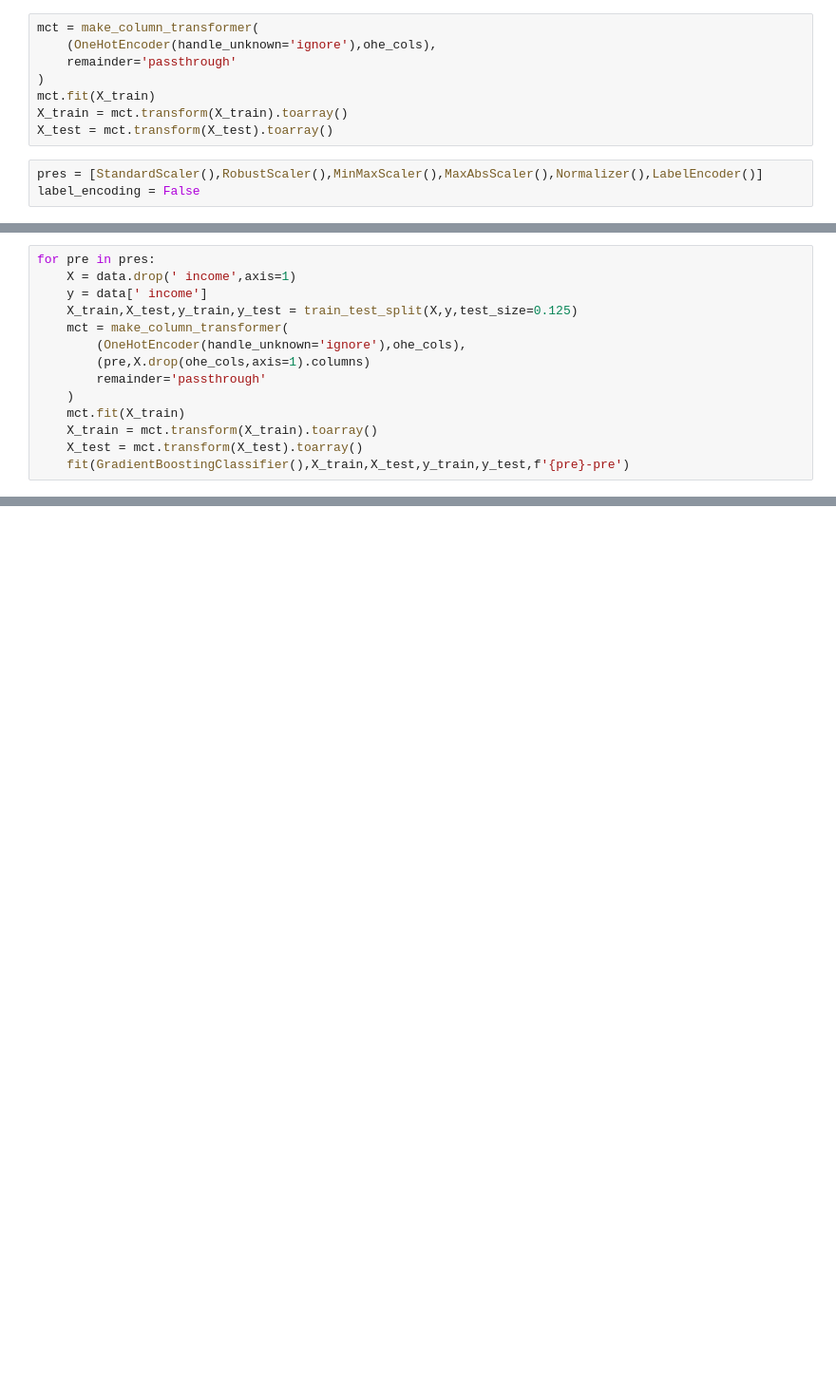
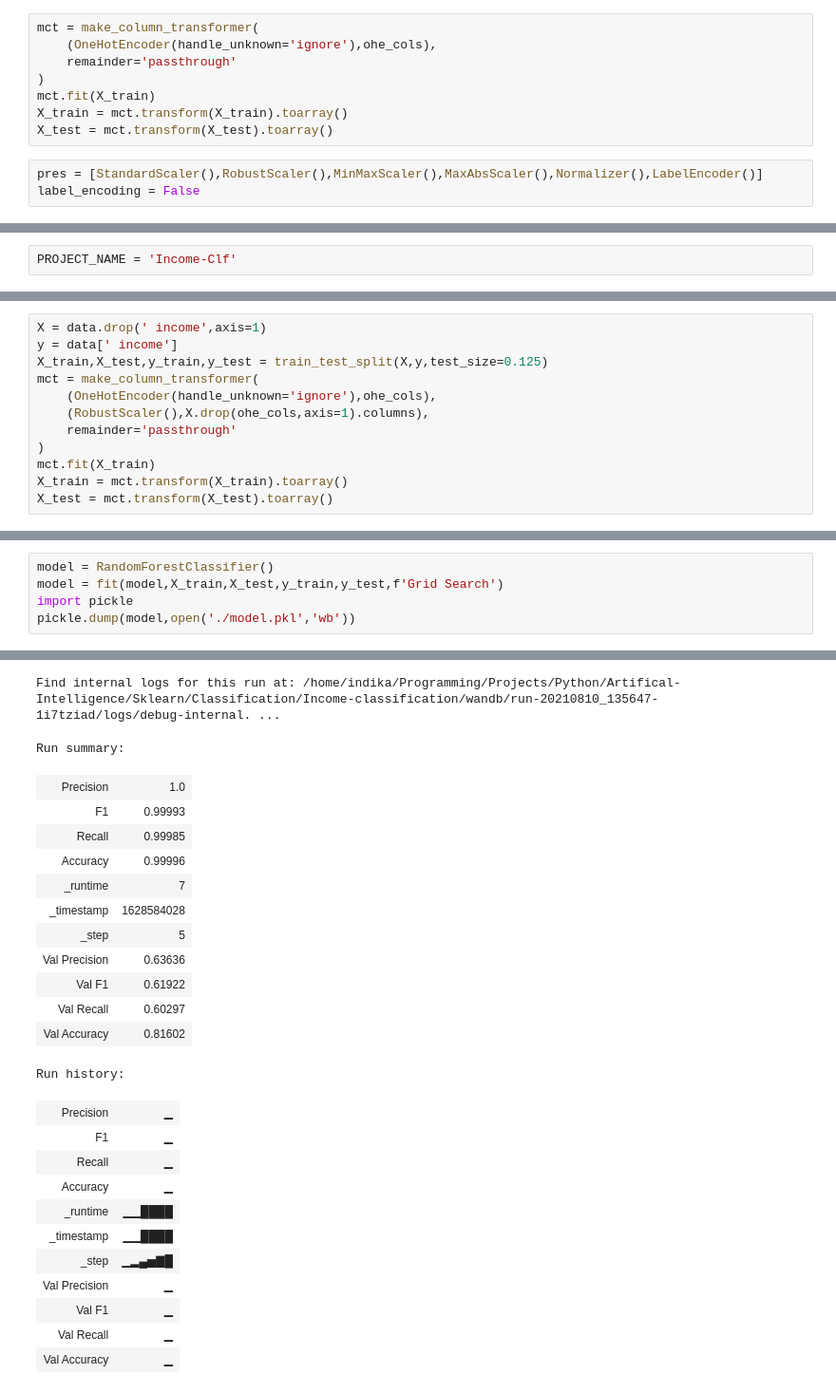
Before and after one commit to Programmer-RD-AI-Archive/Income-classification, a Jupyter notebook: 00.ipynb, the cells around one changed output, grey strips where cells are left out. Shown: that part at 95% size. Drawn from its saved outputs; the diff is of its cells as text; blank space fills up the shorter version.

```diff
--- a/00.ipynb
+++ b/00.ipynb
@@ -100 +102,3 @@ from sklearn.metrics import precision_score,f1_score,recall_score,accuracy_score
+# %%
+PROJECT_NAME = 'Income-Clf'
 # %%
@@ -133,14 +163,12 @@ NameError: name 'fit' is not defined
 # %%
-for pre in pres:
-    X = data.drop(' income',axis=1)
-    y = data[' income']
-    X_train,X_test,y_train,y_test = train_test_split(X,y,test_size=0.125)
-    mct = make_column_transformer(
-        (OneHotEncoder(handle_unknown='ignore'),ohe_cols),
-        (pre,X.drop(ohe_cols,axis=1).columns)
-        remainder='passthrough'
-    )
-    mct.fit(X_train)
-    X_train = mct.transform(X_train).toarray()
-    X_test = mct.transform(X_test).toarray()
-    fit(GradientBoostingClassifier(),X_train,X_test,y_train,y_test,f'{pre}-pre')
+X = data.drop(' income',axis=1)
+y = data[' income']
+X_train,X_test,y_train,y_test = train_test_split(X,y,test_size=0.125)
+mct = make_column_transformer(
+    (OneHotEncoder(handle_unknown='ignore'),ohe_cols),
+    (RobustScaler(),X.drop(ohe_cols,axis=1).columns),
+    remainder='passthrough'
+)
+mct.fit(X_train)
+X_train = mct.transform(X_train).toarray()
+X_test = mct.transform(X_test).toarray()
@@ -146,0 +198,6 @@ for pre in pres:
+# %%
+model = RandomForestClassifier()
+model = fit(model,X_train,X_test,y_train,y_test,f'Grid Search')
+import pickle
+pickle.dump(model,open('./model.pkl','wb'))
+# %% [output]
@@ -146,0 +208,25 @@ for pre in pres:
+Find internal logs for this run at: /home/indika/Programming/Projects/Python/Artifical-Intelligence/Sklearn/Classification/Income-classification/wandb/run-20210810_135647-1i7tziad/logs/debug-internal. ...
+Run summary:
+| Precision | 1.0 |
+| F1 | 0.99993 |
+| Recall | 0.99985 |
+| Accuracy | 0.99996 |
+| _runtime | 7 |
+| _timestamp | 1628584028 |
+| _step | 5 |
+| Val Precision | 0.63636 |
+| Val F1 | 0.61922 |
+| Val Recall | 0.60297 |
+| Val Accuracy | 0.81602 |
+Run history:
+| Precision | ▁ |
+| F1 | ▁ |
+| Recall | ▁ |
+| Accuracy | ▁ |
+| _runtime | ▁▁████ |
+| _timestamp | ▁▁████ |
+| _step | ▁▂▄▅▇█ |
+| Val Precision | ▁ |
+| Val F1 | ▁ |
+| Val Recall | ▁ |
+| Val Accuracy | ▁ |
```
Also changed, not shown: parts of 9 cells of this notebook, 1 other file.
